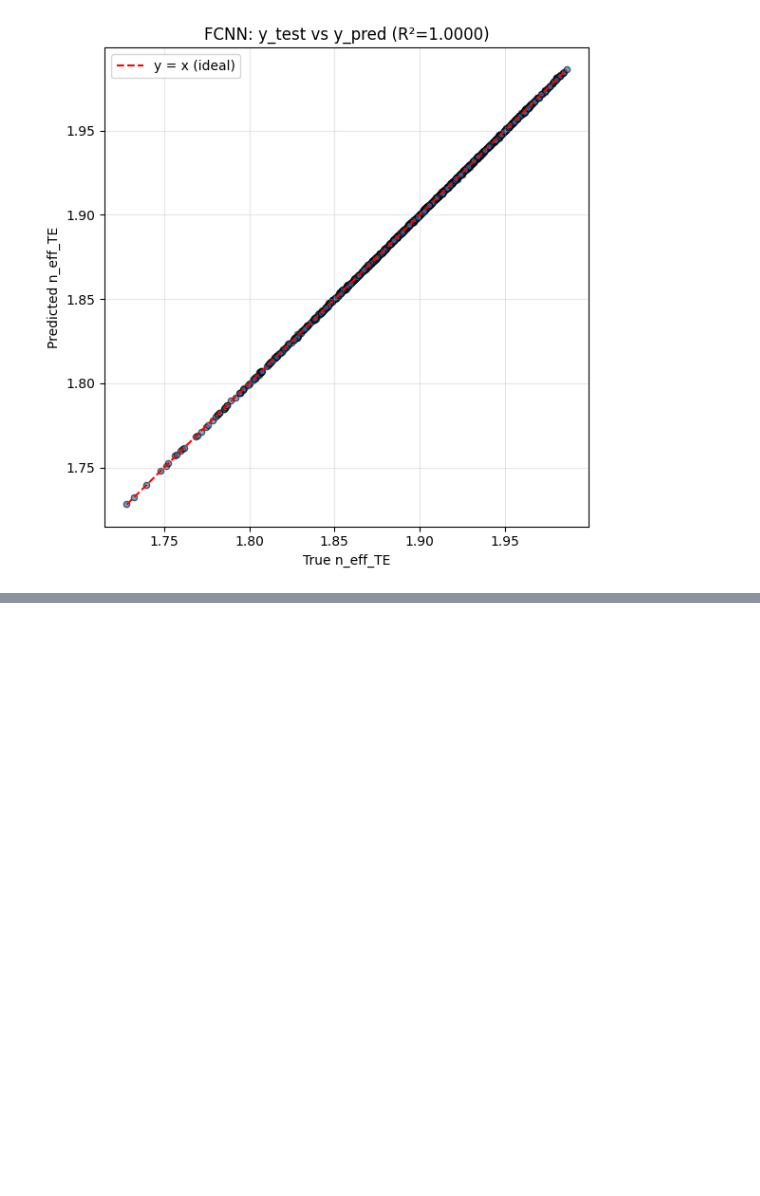
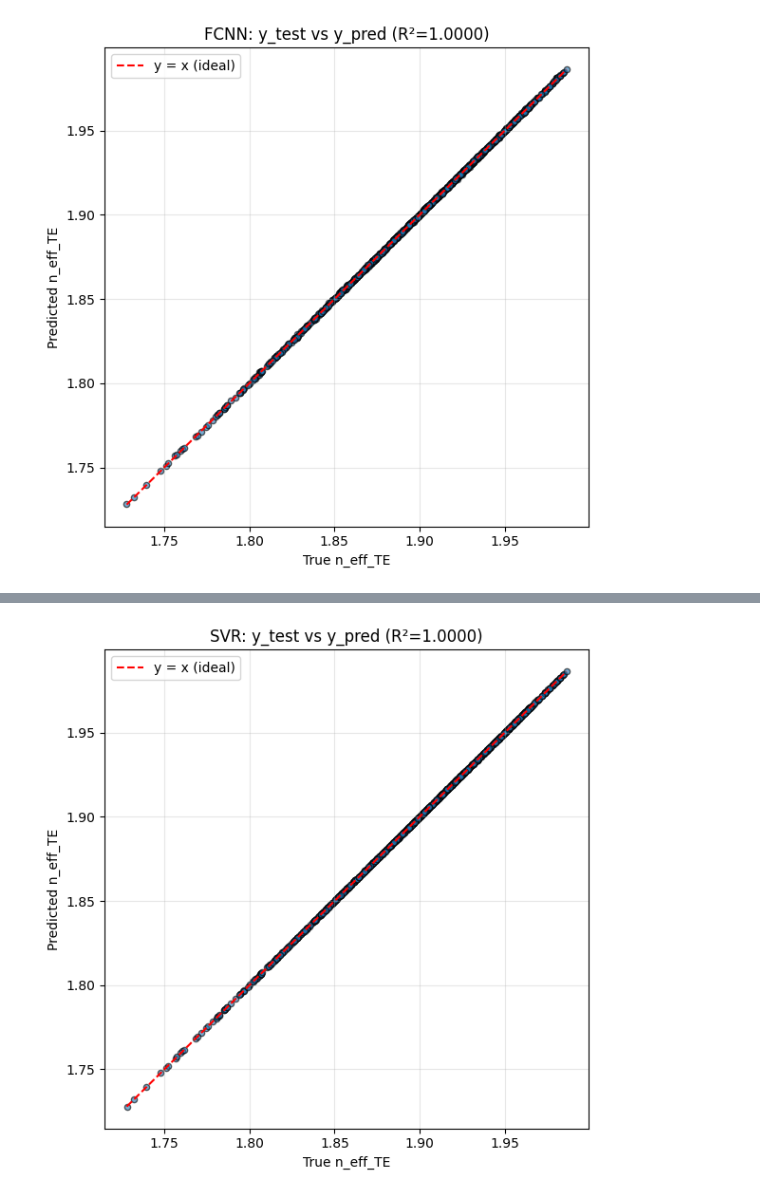
Before and after one commit to simsekergun/WGeffectiveIndex, a Jupyter notebook: WG_neff_prediction.ipynb, the cells around one changed output, grey strips where cells are left out. Drawn from its saved outputs; the diff is of its cells as text; code cells hidden in the pictures; blank space fills up the shorter version.

```diff
--- a/WG_neff_prediction.ipynb
+++ b/WG_neff_prediction.ipynb
@@ -256,0 +266,78 @@ Test R^2: 0.999964
+# %%
+import numpy as np
+from sklearn.svm import SVR
+from sklearn.preprocessing import StandardScaler
+from sklearn.metrics import mean_squared_error, r2_score
+from sklearn.model_selection import GridSearchCV
+import matplotlib.pyplot as plt
+
+# ---------------------------
+# Data prep
+# ---------------------------
+feature_cols = ['lambda_um', 'width_um', 'height_um']
+target_col = 'n_eff_TE'
+
+X_train = df1[feature_cols].values
+y_train = df1[target_col].values
+
+X_test = df2[feature_cols].values
+y_test = df2[target_col].values
+
+# SVR is scale-sensitive — scale both X and y
+x_scaler = StandardScaler()
+X_train_s = x_scaler.fit_transform(X_train)
+X_test_s = x_scaler.transform(X_test)
+
+y_scaler = StandardScaler()
+y_train_s = y_scaler.fit_transform(y_train.reshape(-1, 1)).ravel()
+
+# ---------------------------
+# Model + hyperparameter search
+# ---------------------------
+param_grid = {
+    'C': [1, 10, 100, 1000],
+    'gamma': ['scale', 0.01, 0.1, 1],
+    'epsilon': [0.001, 0.01, 0.1]
+}
+
+svr = SVR(kernel='rbf')
+
+grid_search = GridSearchCV(
+    svr, param_grid, cv=5,
+    scoring='neg_mean_squared_error',
+    n_jobs=-1, verbose=1
+)
+grid_search.fit(X_train_s, y_train_s)
+
+print("Best params:", grid_search.best_params_)
+model = grid_search.best_estimator_
+
+# ---------------------------
+# Evaluate on test set
+# ---------------------------
+y_pred_s = model.predict(X_test_s)
+y_pred = y_scaler.inverse_transform(y_pred_s.reshape(-1, 1)).ravel()
+
+mse = mean_squared_error(y_test, y_pred)
+rmse = np.sqrt(mse)
+r2 = r2_score(y_test, y_pred)
+
+print(f"\nTest RMSE: {rmse:.6e}")
+print(f"Test R^2: {r2:.6f}")
+
+# ---------------------------
+# Plot
+# ---------------------------
+plt.figure(figsize=(6, 6))
+plt.scatter(y_test, y_pred, alpha=0.6, edgecolors='k', s=20)
+min_val = min(y_test.min(), y_pred.min())
+max_val = max(y_test.max(), y_pred.max())
+plt.plot([min_val, max_val], [min_val, max_val], 'r--', label='y = x (ideal)')
+plt.xlabel('True n_eff_TE')
+plt.ylabel('Predicted n_eff_TE')
+plt.title(f'SVR: y_test vs y_pred (R²={r2:.4f})')
+plt.legend()
+plt.grid(True, alpha=0.3)
+plt.tight_layout()
+plt.show()
+# %% [output]
@@ -256,0 +349 @@ Test R^2: 0.999964
+[figure, added]
```
Also changed, not shown: parts of 3 cells of this notebook.
